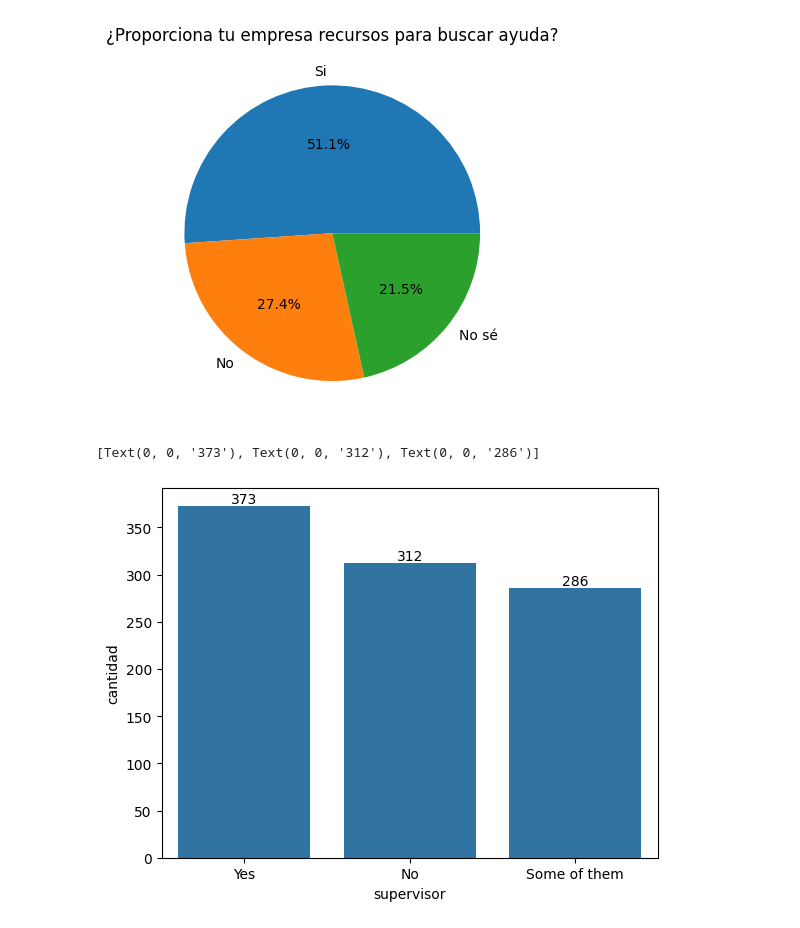
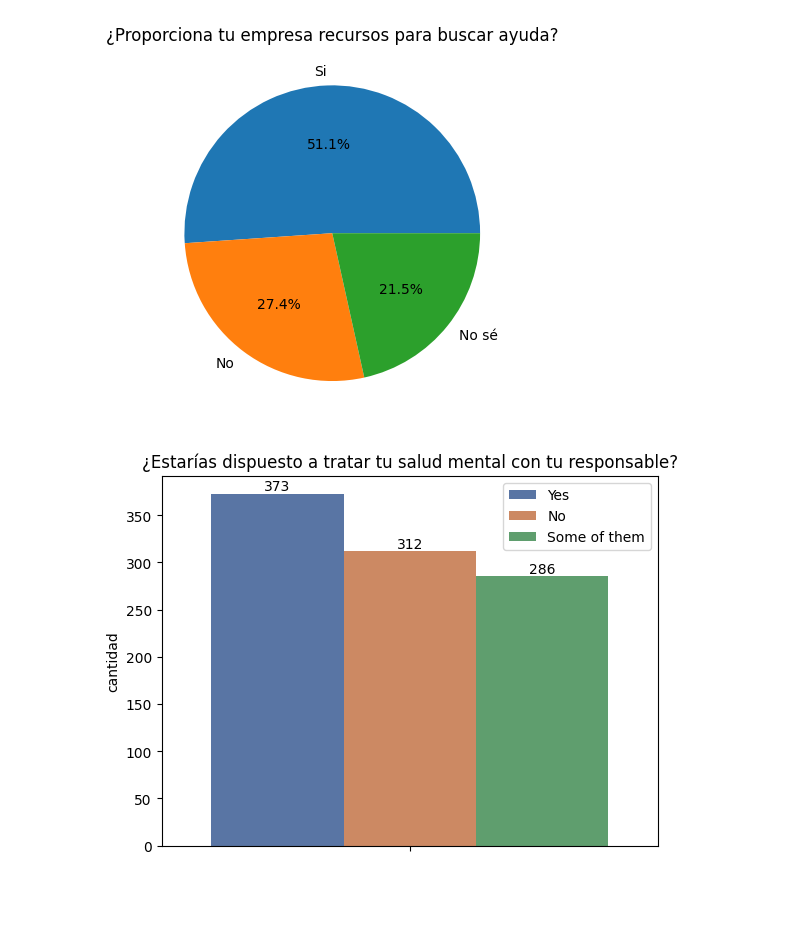
Before and after one commit to AlvaroPicaza/data-analytics-portfolio, a Jupyter notebook: Salud mental tecnología/notebooks/mentalHealthTech.ipynb, the cells around one changed output. Cells and saved outputs as stored; diff of their text form; code cells hidden in the pictures; blank space fills up the shorter version.

```diff
--- a/Salud mental tecnología/notebooks/mentalHealthTech.ipynb
+++ b/Salud mental tecnología/notebooks/mentalHealthTech.ipynb
@@ -215,14 +227,17 @@ plt.show()
 # %%
 count_supervisor = survey['supervisor'].value_counts().reset_index()
 count_supervisor.columns = ['supervisor','cantidad']
 ax = sns.barplot(
     data = count_supervisor,
-    x = 'supervisor',
-    y = 'cantidad'
+    hue = 'supervisor',
+    y = 'cantidad',
+    palette = 'deep'
 
 )
-ax.bar_label(container)
+ax.legend()
+plt.title('¿Estarías dispuesto a tratar tu salud mental con tu responsable?')
+for container in ax.containers:
+    ax.bar_label(container)
 # %% [output]
-[Text(0, 0, '373'), Text(0, 0, '312'), Text(0, 0, '286')]
-[figure, old version]
+[figure, new version]
 # %%
```
Also changed, not shown: parts of 30 cells of this notebook.
